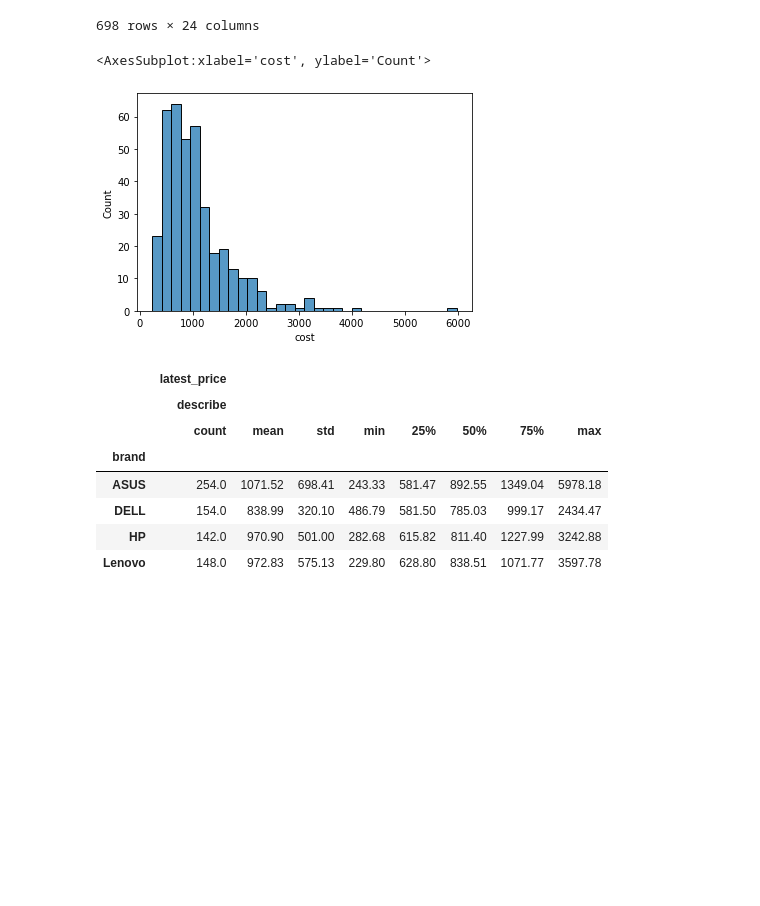
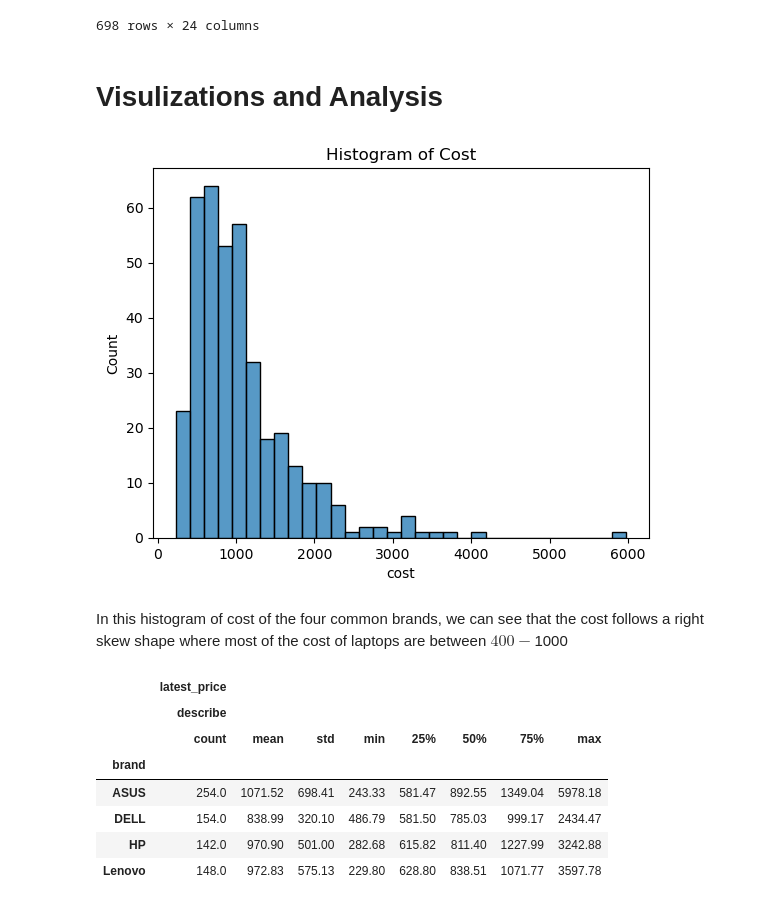
Before and after one commit to Christopher-Arzate/Projects, a Jupyter notebook: Laptops project/laptop_final.ipynb, the cells around one changed output. Drawn from its saved outputs; the diff is of its cells as text; code cells hidden in the pictures; blank space fills up the shorter version.

```diff
--- a/Laptops project/laptop_final.ipynb
+++ b/Laptops project/laptop_final.ipynb
@@ -161,13 +177,18 @@ sm_laptop
 | 696 | 893 | ASUS | Ryzen | AMD | Ryzen 9 | Missing | 4 GB GB | DDR4 | ... |
 | 697 | 895 | Lenovo | Thinkpad | AMD | Ryzen 5 | 10th | 8 GB GB | DDR4 | ... |
 698 rows × 24 columns
+# %% [markdown]
+# Visulizations and Analysis
 # %%
 mean=sm_laptop['latest_price']
 mean=mean.value_counts().rename_axis("cost").reset_index()
 sns.histplot(x='cost',data=mean)
+plt.title("Histogram of Cost")
+plt.show()
 # %% [output]
-<AxesSubplot:xlabel='cost', ylabel='Count'>
-[figure, old version]
+[figure, new version]
+# %% [markdown]
+In this histogram of cost of the four common brands, we can see that the cost follows a right skew shape where most of the cost of laptops are between $400-$1000
 # %%
 agg_func_describe = {'latest_price': ['describe']}
 sm_laptop.groupby(['brand']).agg(agg_func_describe).round(2)
```
Also changed, not shown: parts of 29 cells of this notebook.
